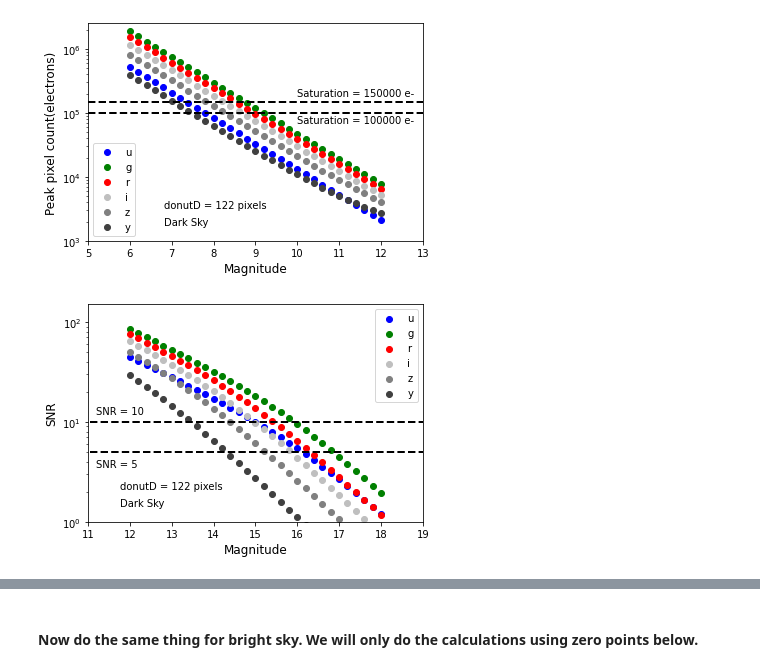
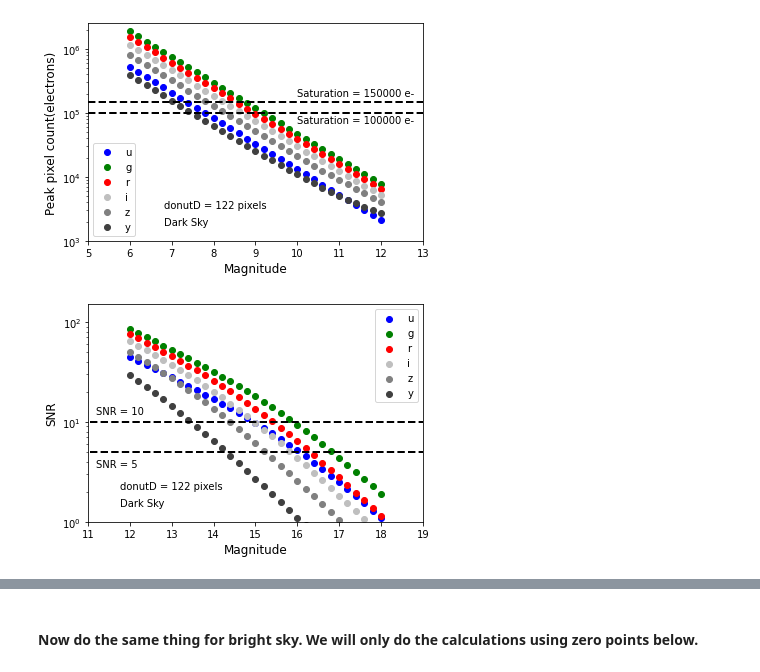
Before and after one commit to bxin/scratchBook, a Jupyter notebook: saturation_limit/saturation_limit_donut.ipynb, the cells around one changed output, grey strips where cells are left out. Saved outputs shown, nothing was run; the diff lists cells and outputs as text; code cells hidden in the pictures.

```diff
--- a/saturation_limit/saturation_limit_donut.ipynb
+++ b/saturation_limit/saturation_limit_donut.ipynb
@@ -87,8 +85,8 @@ for f in system:
     key = 'SatLim'
     #because setFlatSED() assumes a m=0 star
     # we use gain=1.0, so adu = number of e-
-    # we also get rid of skycounts from each pixel. This has miminal effect on results
-    NN = full_well-m5.skyCounts[f]-bias_offset_subtract #max number of e- we can accommodate in 1 pixel
+    # we also get rid of skycounts from each pixel. This has miminal effect on results; we ignore readnoise here
+    NN = full_well-m5.skyCounts[f] #max number of e- we can accommodate in 1 pixel
     d[key].loc[f] = np.log10(adu0/(NN))/2*5
     # The above can also be obtained this way,
     # (but flatsource has to be re-initialized for each calculation)
@@ -113,13 +111,18 @@ for f in filterlist:
     key = 'SNR%dLim'%snrLim
     #because setFlatSED() assumes a m=0 star
     # we use gain=1.0, so adu = number of e-
-    # we also get rid of skycounts from each pixel. This has miminal effect on results
-    NN = (snrLim**2+np.sqrt(snrLim**4+4*snrLim**2*m5.skyCounts[f]))/2 #min number of e- we need in 1 pixel
-    print('confirming SNR in %s = %.0f, requiring number of e-: %.0f'%(f, NN/np.sqrt(NN+m5.skyCounts[f]), NN))
+    myB = m5.skyCounts[f] + np.sqrt(photParams_std.readnoise**2*photParams_std.nexp)
+    NN = (snrLim**2+np.sqrt(snrLim**4+4*snrLim**2*myB))/2 #min number of e- we need in 1 pixel
+    print('confirming SNR in %s = %.0f, sky count = %.0f, requiring number of e-: %.0f'%(
+        f, NN/np.sqrt(NN+myB), m5.skyCounts[f], NN))
     d[key].loc[f] = np.log10(adu0/(NN))/2*5
     # The above can also be obtained this way,
     # (but flatsource has to be re-initialized for each calculation)
     # Scale fnu so that adu0 is equal to full well.
     #flatsource.fnu = flatsource.fnu * (full_well/adu0)
     #d[key].loc[f] = flatsource.calcMag(system[f])
+    key = 'SNR%dS'%snrLim
+    d[key].loc[f] = NN
+    key = 'SNR%dB'%snrLim
+    d[key].loc[f] = m5.skyCounts[f]
 # %% [output]
@@ -145,7 +148,7 @@ d.join(m5)
 d_zp = pd.DataFrame(index=filterlist, columns=properties, dtype='float')
 for f in system:
     key = 'SatLim'
-    NN = full_well-m5.skyCounts[f]-bias_offset_subtract #max number of e- we can accommodate in 1 pixel
+    NN = full_well-m5.skyCounts[f] #max number of e- we can accommodate in 1 pixel; we ignore readnoise here
     #number of electrons we can accomodate for the source in 30 sec
     ne = (NN)/ratio
     #number of electrons we can accomodate for this source in 1 sec
@@ -153,12 +156,18 @@ for f in system:
     d_zp[key].loc[f] = (m5.Zp_t[f]-2.5*np.log10(ne))
 
     key = 'SNR%dLim'%snrLim
-    NN = (snrLim**2+np.sqrt(snrLim**4+4*snrLim**2*m5.skyCounts[f]))/2 #min number of e- we need in 1 pixel
+    myB = m5.skyCounts[f] + np.sqrt(photParams_std.readnoise**2*photParams_std.nexp)
+    NN = (snrLim**2+np.sqrt(snrLim**4+4*snrLim**2*myB))/2 #min number of e- we need in 1 pixel
     #number of electrons we can accomodate for the source in 30 sec
     ne = (NN)/ratio
     #number of electrons we can accomodate for this source in 1 sec
     ne = ne/(exptime*nexp)
     d_zp[key].loc[f] = (m5.Zp_t[f]-2.5*np.log10(ne))
+
+    key = 'SNR%dS'%snrLim
+    d_zp[key].loc[f] = NN
+    key = 'SNR%dB'%snrLim
+    d_zp[key].loc[f] = m5.skyCounts[f]
 # %%
 round(d_zp - d)  #should be idential to above calculations
 # %% [output]
@@ -188,7 +197,7 @@ for i,f in enumerate(filterlist):
     for m in range(31):
         mag = 6.0 + 0.2 * m
         mags.append(mag)
-        npeak = adu0*10**(-mag/2.5)+m5.skyCounts[f]+bias_offset_subtract
+        npeak = adu0*10**(-mag/2.5)+m5.skyCounts[f] #; we ignore readnoise here
         npeaks.append(npeak)
     plt.scatter(mags, npeaks, label=f, color=colors[i])
     #print(npeak)
@@ -215,35 +224,36 @@ for i,f in enumerate(filterlist):
     mags = []
     snrs = []
     flatsource = Sed()
     flatsource.setFlatSED(wavelen_min=system[f].wavelen_min, wavelen_max=system[f].wavelen_max,
                               wavelen_step=system[f].wavelen_step)
     adu = flatsource.calcADU(system[f], photParams=photParams_std)
     adu0 = adu*ratio #a m=0 start produces this adu0 in the center pixel
     for m in range(31):
         mag = 12.0 + 0.2 * m
         mags.append(mag)
         s = adu0*10**(-mag/2.5)
-        snr = s/np.sqrt(s+m5.skyCounts[f])
+        myB = m5.skyCounts[f] + np.sqrt(photParams_std.readnoise**2*photParams_std.nexp)
+        snr = s/np.sqrt(s+myB)
         snrs.append(snr)
     plt.scatter(mags, snrs, label=f, color=colors[i])
     #print(npeak)
     #break
     key = 'SNR%dLimFromPlot'%snrLim
     d_plot[key].loc[f] = mags[np.argmax(np.array(snrs)<snrLim)]
 plt.plot([1.0,20.0],[snrLim, snrLim], ls = '--', lw = 2, color='black')
 plt.text(11.2, snrLim*1.20, "SNR = %d"%snrLim, color = 'black')
 plt.plot([1.0,20.0],[snrLim2, snrLim2], ls = '--', lw = 2, color='black')
 plt.text(11.2, snrLim2*0.7, "SNR = %d"%snrLim2, color = 'black')
 plt.text(0.2, 0.24, "donutD = %.0f pixels"%(r*2), color = 'black', transform=fig.transFigure)
 plt.text(0.2, 0.18, "Dark Sky", color = 'black', transform=fig.transFigure)
 plt.legend()
 plt.yscale('log')
 plt.xlim(11.0,19.0)
 plt.ylim(1, 1.5e2)
 plt.xlabel('Magnitude', fontsize=12)
 plt.ylabel('SNR', fontsize=12);
 # %% [output]
-[figure, old version]
+[figure, new version]
 # %%
 #check consistency with above calculations.
 d_plot.join(d)
```
Also changed, not shown: parts of 17 cells of this notebook.
